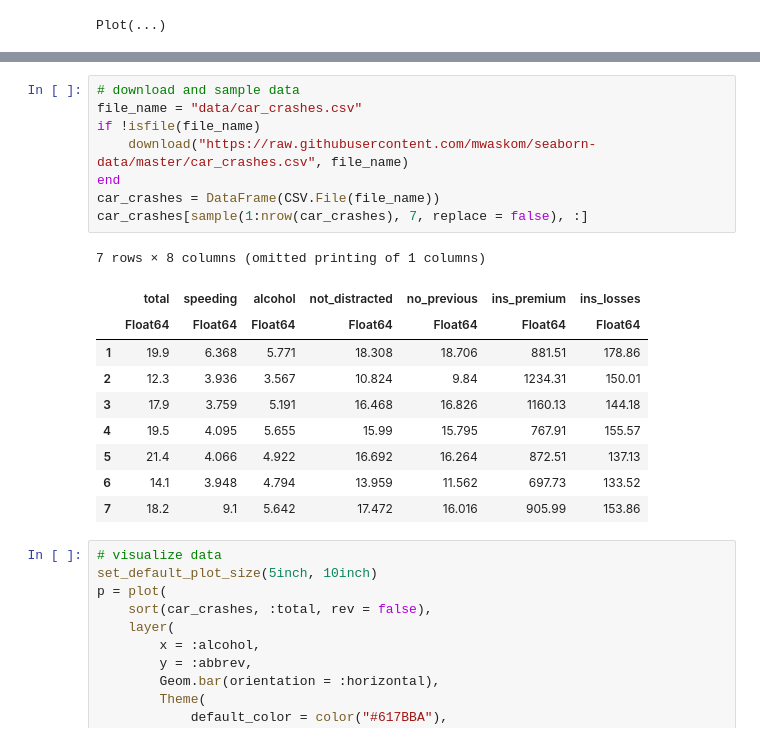
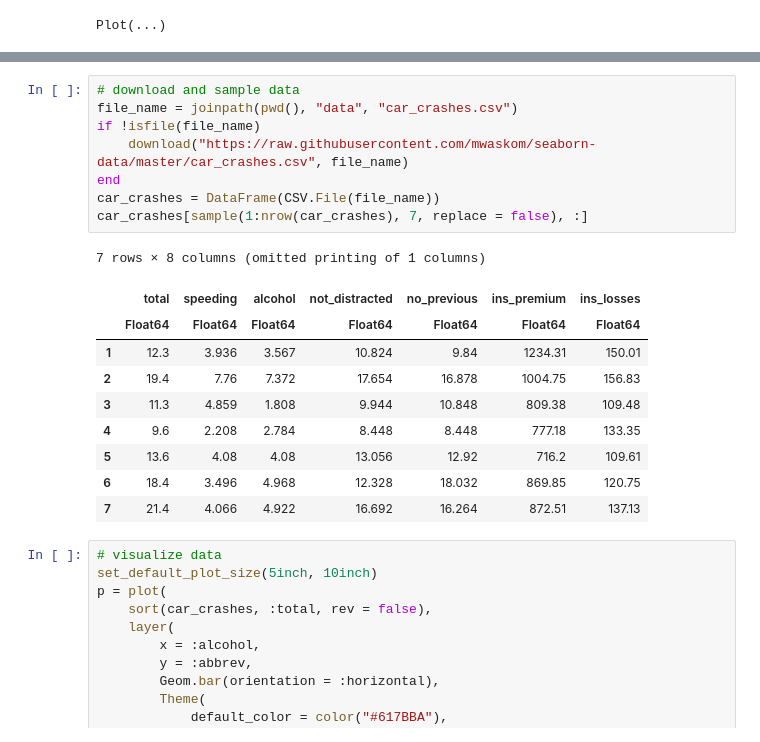
Before and after one commit to Brinkhuis/JuliaBasics, a Jupyter notebook: Gadfly.ipynb, the cells around one changed output, grey strips where cells are left out. Saved outputs shown, nothing was run; the diff lists cells and outputs as text.

```diff
--- a/Gadfly.ipynb
+++ b/Gadfly.ipynb
@@ -259,23 +259,23 @@ https://seaborn.pydata.org/examples/part_whole_bars.html
 ![](https://seaborn.pydata.org/_images/part_whole_bars.png)
 # %%
 # download and sample data
-file_name = "data/car_crashes.csv"
+file_name = joinpath(pwd(), "data", "car_crashes.csv")
 if !isfile(file_name)
     download("https://raw.githubusercontent.com/mwaskom/seaborn-data/master/car_crashes.csv", file_name)
 end
 car_crashes = DataFrame(CSV.File(file_name))
 car_crashes[sample(1:nrow(car_crashes), 7, replace = false), :]
 # %% [output]
 7 rows × 8 columns (omitted printing of 1 columns)
 |  | total | speeding | alcohol | not_distracted | no_previous | ins_premium | ins_losses |
 |  | Float64 | Float64 | Float64 | Float64 | Float64 | Float64 | Float64 |
-| 1 | 19.9 | 6.368 | 5.771 | 18.308 | 18.706 | 881.51 | 178.86 |
-| 2 | 12.3 | 3.936 | 3.567 | 10.824 | 9.84 | 1234.31 | 150.01 |
-| 3 | 17.9 | 3.759 | 5.191 | 16.468 | 16.826 | 1160.13 | 144.18 |
-| 4 | 19.5 | 4.095 | 5.655 | 15.99 | 15.795 | 767.91 | 155.57 |
-| 5 | 21.4 | 4.066 | 4.922 | 16.692 | 16.264 | 872.51 | 137.13 |
-| 6 | 14.1 | 3.948 | 4.794 | 13.959 | 11.562 | 697.73 | 133.52 |
-| 7 | 18.2 | 9.1 | 5.642 | 17.472 | 16.016 | 905.99 | 153.86 |
+| 1 | 12.3 | 3.936 | 3.567 | 10.824 | 9.84 | 1234.31 | 150.01 |
+| 2 | 19.4 | 7.76 | 7.372 | 17.654 | 16.878 | 1004.75 | 156.83 |
+| 3 | 11.3 | 4.859 | 1.808 | 9.944 | 10.848 | 809.38 | 109.48 |
+| 4 | 9.6 | 2.208 | 2.784 | 8.448 | 8.448 | 777.18 | 133.35 |
+| 5 | 13.6 | 4.08 | 4.08 | 13.056 | 12.92 | 716.2 | 109.61 |
+| 6 | 18.4 | 3.496 | 4.968 | 12.328 | 18.032 | 869.85 | 120.75 |
+| 7 | 21.4 | 4.066 | 4.922 | 16.692 | 16.264 | 872.51 | 137.13 |
 # %%
 # visualize data
 set_default_plot_size(5inch, 10inch)
```
Also changed, not shown: parts of 7 cells of this notebook.
